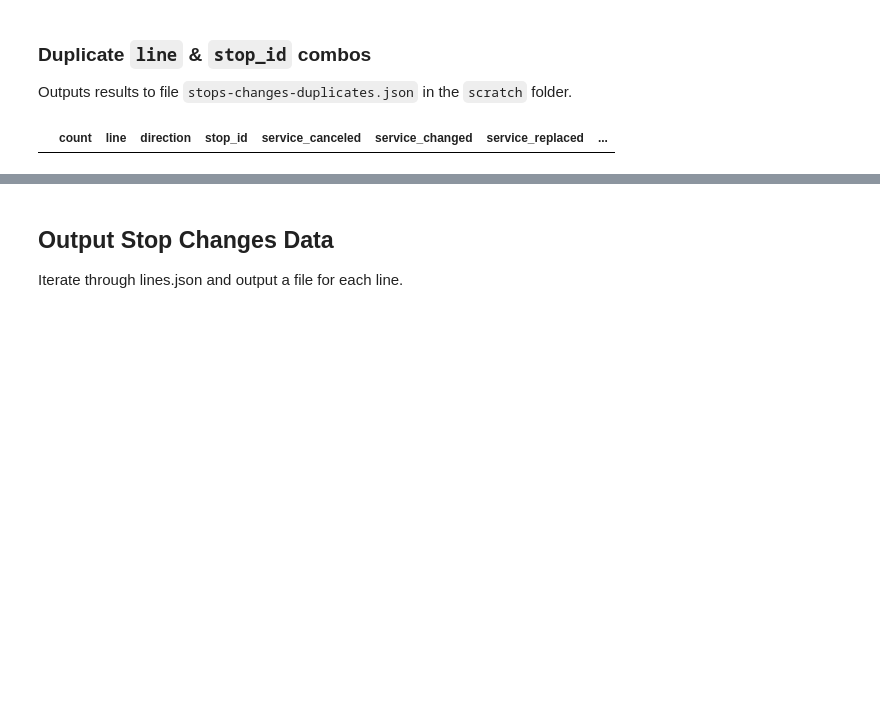
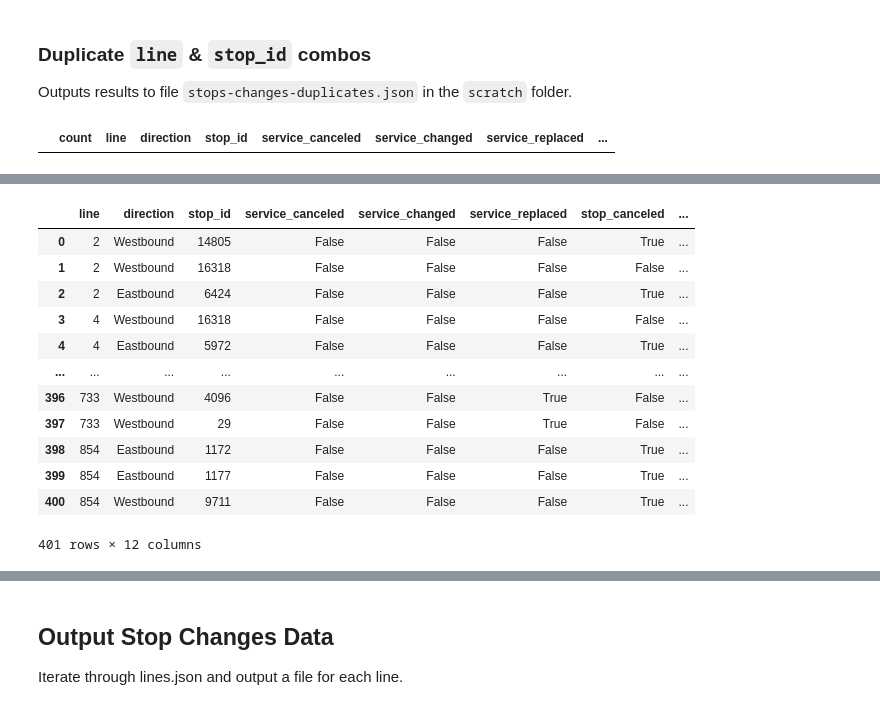
Before and after one commit to LACMTA/mybus-dev, a Jupyter notebook: notebooks/stop-changes.ipynb, the cells around one changed output, grey strips where cells are left out. Cells and saved outputs as stored; diff of their text form; code cells hidden in the pictures; blank space fills up the shorter version.

```diff
--- a/notebooks/stop-changes.ipynb
+++ b/notebooks/stop-changes.ipynb
@@ -60,7 +60,7 @@ Data was compiled from spreadsheets and slides provided by Service Planners. Pul
 # %%
 # stop_changes = pd.read_csv(DATA_INPUT_PATH + 'stop_changes - ALL.csv',
 #     usecols={'line', 'stop_id', 'service_canceled', 'service_changed', 'service_replaced', 'stop_canceled', 'stop_relocated', 'route_changed', 'owl_service_canceled'})
-stop_changes = pd.read_csv(GOOGLE_SHEET_LINK, usecols={'line', 'direction', 'stop_id', 'service_canceled', 'service_changed', 'service_replaced', 'stop_canceled', 'stop_relocated', 'route_changed', 'owl_service_canceled', 'replaced_by_micro'})
+stop_changes = pd.read_csv(GOOGLE_SHEET_LINK, usecols={'line', 'direction', 'stop_id', 'service_canceled', 'service_changed', 'service_replaced', 'stop_canceled', 'stop_relocated', 'route_changed', 'owl_service_canceled', 'replaced_by_micro', 'service_restored'})
 
 stop_changes.head()
 # %% [output]
@@ -130,0 +149,16 @@ filtered_combos.head(20)
+# %%
+stop_changes
+# %% [output]
+|  | line | direction | stop_id | service_canceled | service_changed | service_replaced | stop_canceled | ... |
+| 0 | 2 | Westbound | 14805 | False | False | False | True | ... |
+| 1 | 2 | Westbound | 16318 | False | False | False | False | ... |
+| 2 | 2 | Eastbound | 6424 | False | False | False | True | ... |
+| 3 | 4 | Westbound | 16318 | False | False | False | False | ... |
+| 4 | 4 | Eastbound | 5972 | False | False | False | True | ... |
+| ... | ... | ... | ... | ... | ... | ... | ... | ... |
+| 396 | 733 | Westbound | 4096 | False | False | True | False | ... |
+| 397 | 733 | Westbound | 29 | False | False | True | False | ... |
+| 398 | 854 | Eastbound | 1172 | False | False | False | True | ... |
+| 399 | 854 | Eastbound | 1177 | False | False | False | True | ... |
+| 400 | 854 | Westbound | 9711 | False | False | False | True | ... |
+401 rows × 12 columns
```
Also changed, not shown: parts of 5 cells of this notebook, 26 other files.
